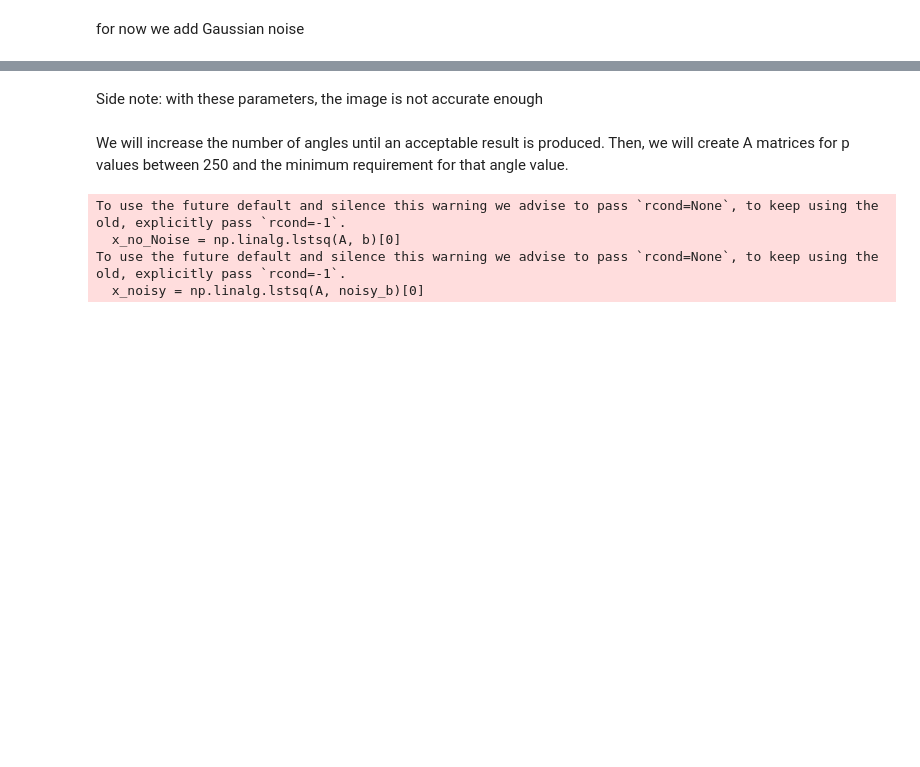
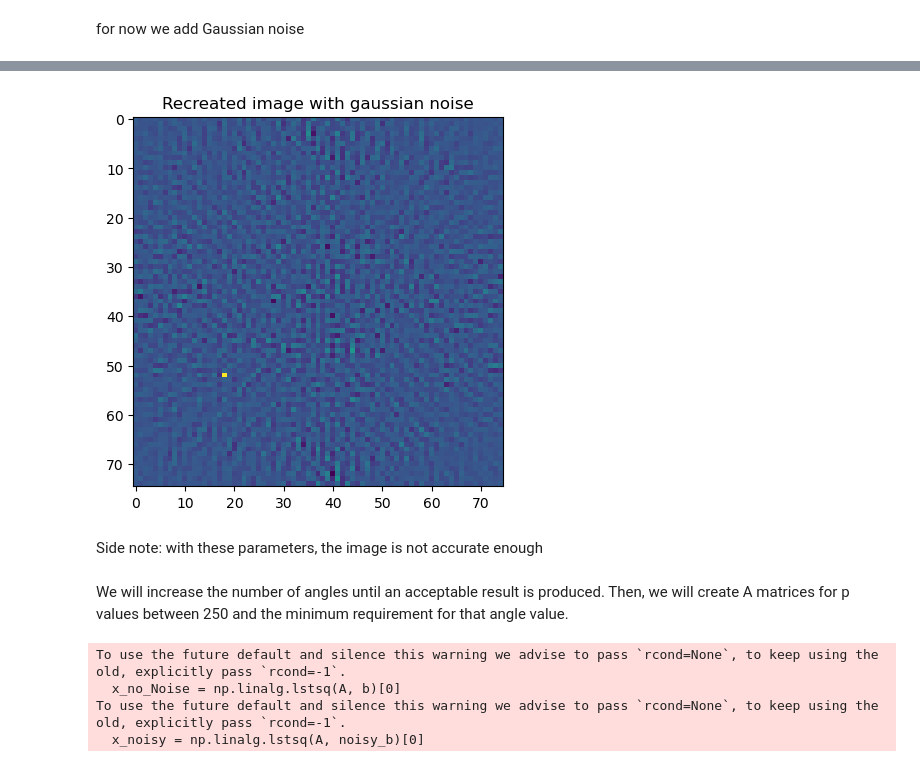
Before and after one commit to npeuker/MathModellingDTU, a Jupyter notebook: Exam Project/parameter_analysis.ipynb, the cells around one changed output, grey strips where cells are left out. Drawn from its saved outputs; the diff is of its cells as text; code cells hidden in the pictures; blank space fills up the shorter version.

```diff
--- a/Exam Project/parameter_analysis.ipynb
+++ b/Exam Project/parameter_analysis.ipynb
@@ -75,19 +88,16 @@ def addNoise(b):
 # %%
-# create function to display original image next to recreated image
-
-b = calculatingB(A, resized_im)
-x_no_Noise = np.linalg.lstsq(A, b)[0]
-resized_no_noise_im = np.resize(x_no_Noise, (N,N))
-
 noisy_b = addNoise(b)
 x_noisy = np.linalg.lstsq(A, noisy_b)[0]
 resized_noise_im = np.resize(x_noisy, (N,N))
+plt.imshow(resized_noise_im)
+plt.title("Recreated image with gaussian noise")
+plt.show()
 
-fig, axs = plt.subplots(1, 2, figsize=(17, 17))
-axs[0].imshow(resized_no_noise_im)
-axs[0].set_title("Recreated image without noise")
-axs[1].imshow(resized_noise_im)
-axs[1].set_title("Recreated image with gaussian noise")
+# fig, axs = plt.subplots(1, 2, figsize=(17, 17))
+# axs[0].imshow(resized_no_noise_im)
+# axs[0].set_title("Recreated image without noise")
+# axs[1].imshow(resized_noise_im)
+# axs[1].set_title("Recreated image with gaussian noise")
 
-plt.show()
+# plt.show()
 # %% [output]
@@ -96,5 +104,6 @@ To use the future default and silence this warning we advise to pass `rcond=None
 To use the future default and silence this warning we advise to pass `rcond=None`, to keep using the old, explicitly pass `rcond=-1`.
   x_noisy = np.linalg.lstsq(A, noisy_b)[0]
+[figure, added]
 # %% [markdown]
 Side note: with these parameters, the image is not accurate enough
 # %%
```
Also changed, not shown: parts of 30 cells of this notebook, 5 other files.
